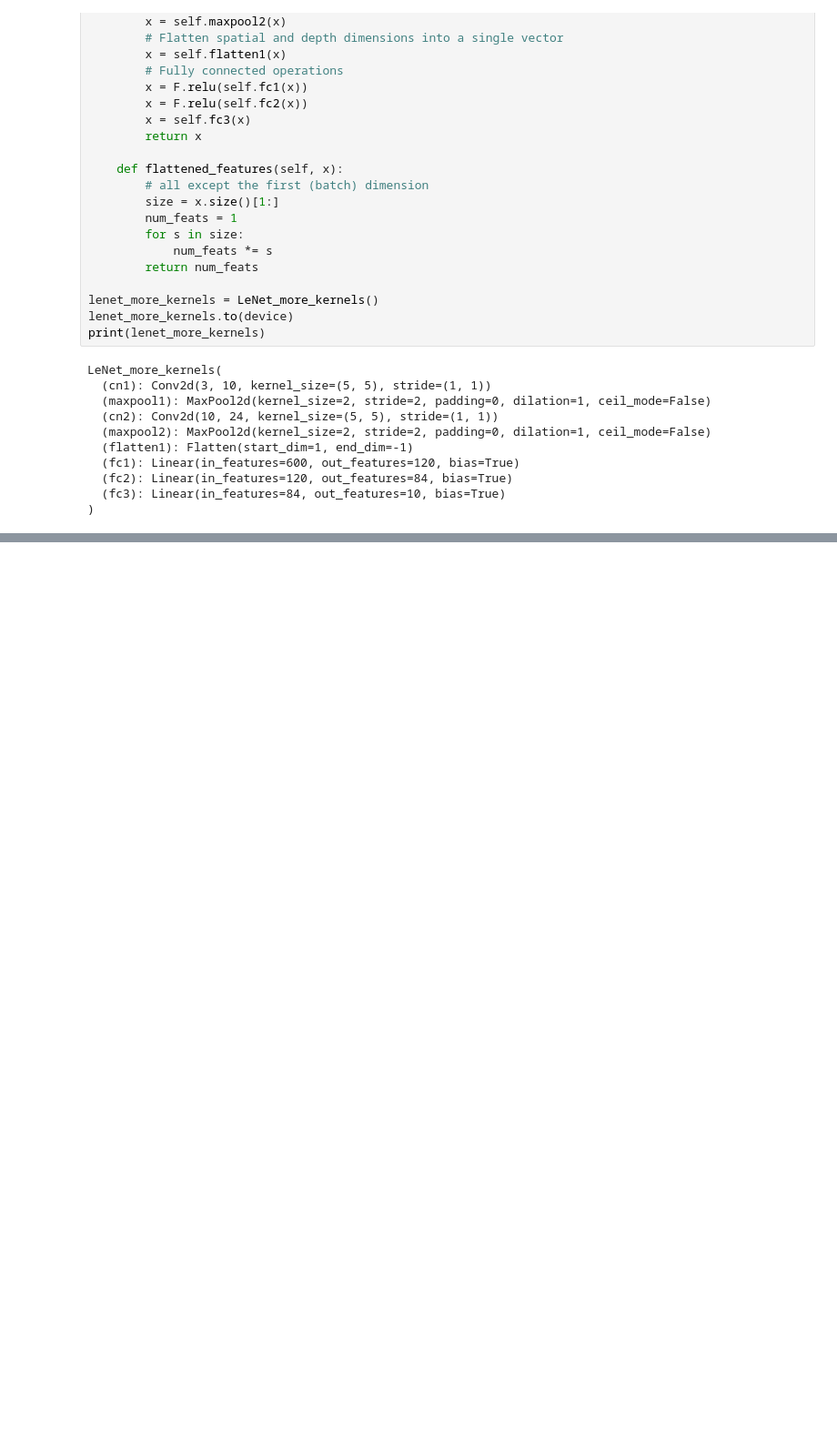
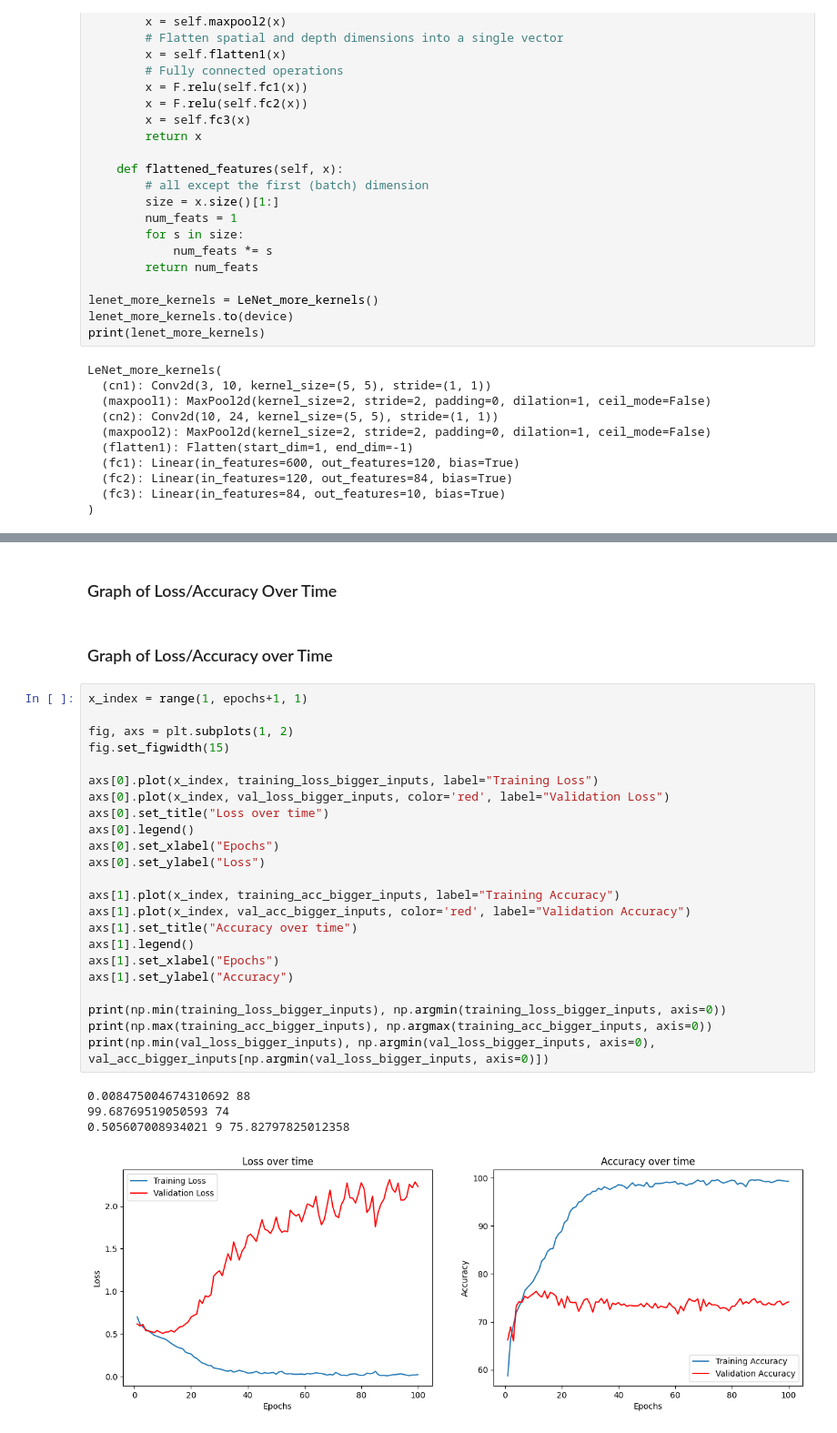
Before and after one commit to AlaTan93/coursera_deeplearn, a Jupyter notebook: project.ipynb, the cells around one changed output, grey strips where cells are left out. Shown at 91% size. Drawn from its saved outputs; the diff is of its cells as text; blank space fills up the shorter version.

```diff
--- a/project.ipynb
+++ b/project.ipynb
@@ -1858,0 +2240,32 @@ Validation Model accuracy for class   dog : 79.348 %
+# %% [markdown]
+### Graph of Loss/Accuracy Over Time
+# %% [markdown]
+### Graph of Loss/Accuracy over Time
+# %%
+x_index = range(1, epochs+1, 1)
+
+fig, axs = plt.subplots(1, 2)
+fig.set_figwidth(15)
+
+axs[0].plot(x_index, training_loss_bigger_inputs, label="Training Loss")
+axs[0].plot(x_index, val_loss_bigger_inputs, color='red', label="Validation Loss")
+axs[0].set_title("Loss over time")
+axs[0].legend()
+axs[0].set_xlabel("Epochs")
+axs[0].set_ylabel("Loss")
+
+axs[1].plot(x_index, training_acc_bigger_inputs, label="Training Accuracy")
+axs[1].plot(x_index, val_acc_bigger_inputs, color='red', label="Validation Accuracy")
+axs[1].set_title("Accuracy over time")
+axs[1].legend()
+axs[1].set_xlabel("Epochs")
+axs[1].set_ylabel("Accuracy")
+
+print(np.min(training_loss_bigger_inputs), np.argmin(training_loss_bigger_inputs, axis=0))
+print(np.max(training_acc_bigger_inputs), np.argmax(training_acc_bigger_inputs, axis=0))
+print(np.min(val_loss_bigger_inputs), np.argmin(val_loss_bigger_inputs, axis=0), val_acc_bigger_inputs[np.argmin(val_loss_bigger_inputs, axis=0)])
+# %% [output]
+0.008475004674310692 88
+99.68769519050593 74
+0.505607008934021 9 75.82797825012358
+[figure, added]
```
Also changed, not shown: parts of 65 cells of this notebook, 1 other file.
